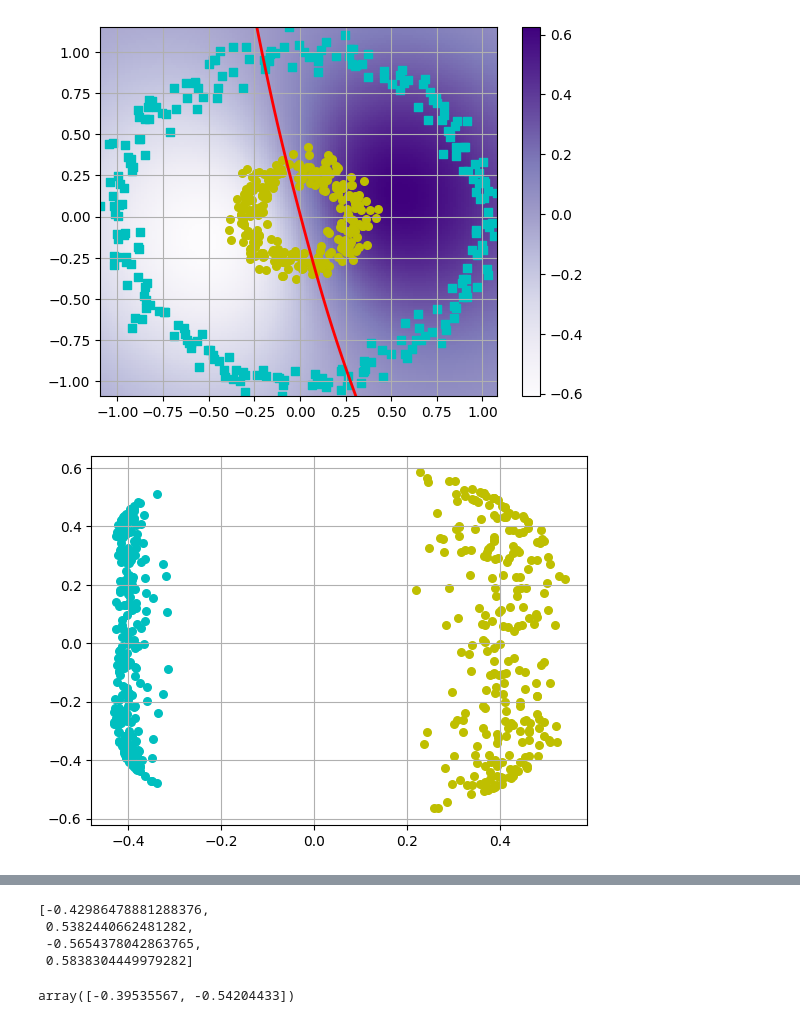
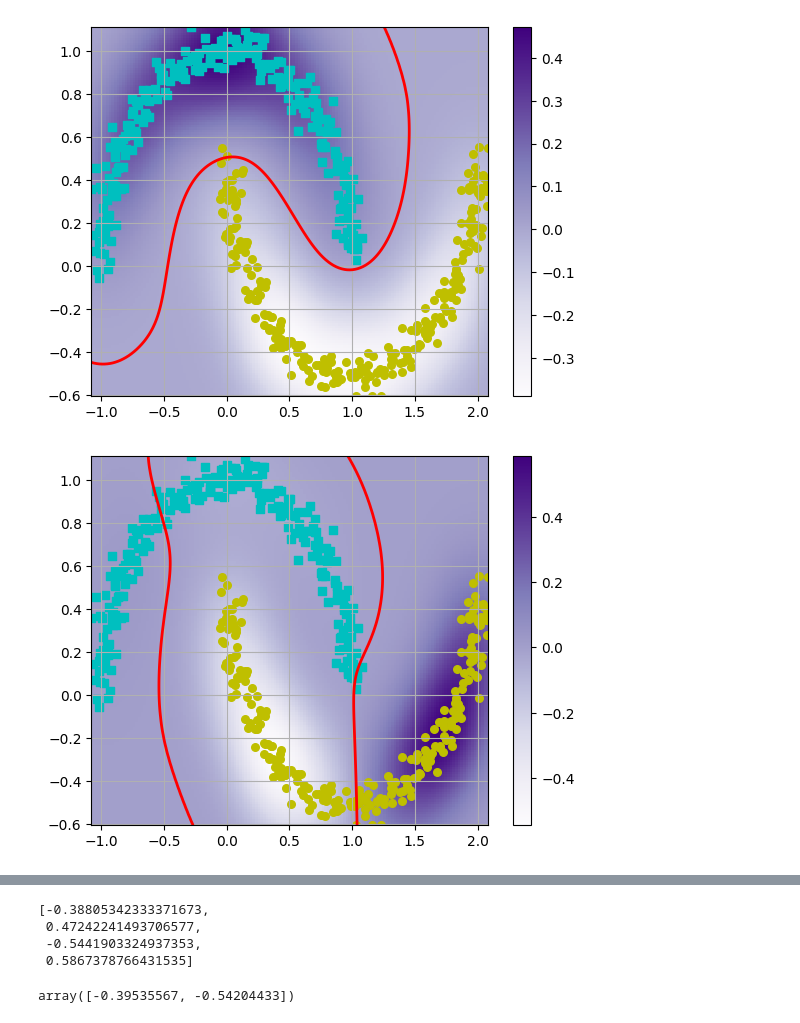
Before and after one commit to foxtrotmike/CS909, a Jupyter notebook: kernelized_pca_visualization.ipynb, the cells around one changed output, grey strips where cells are left out. Drawn from its saved outputs; the diff is of its cells as text; code cells hidden in the pictures.

```diff
--- a/kernelized_pca_visualization.ipynb
+++ b/kernelized_pca_visualization.ipynb
@@ -93,14 +167,14 @@ from sklearn.datasets import make_circles, make_moons
 from sklearn.decomposition import KernelPCA
 
 X, y = make_circles(n_samples=500, factor=0.3, noise=0.05, random_state=42)
-#X, y =  make_moons(n_samples=500, noise=0.05, random_state=42)
+X, y =  make_moons(n_samples=500, noise=0.05, random_state=42)
 
 # Step 2: Apply Kernel PCA with RBF kernel
-kpca = KernelPCA(n_components=2, kernel='rbf', gamma=3).fit(X)
+kpca = KernelPCA(n_components=2, kernel='rbf', gamma=12).fit(X)
 X_kpca = kpca.transform(X)
 
 # Step 3: Define the inverse transform decision function correctly
-def inverse_transform_decision_function_1(t):
+def projection_function_1(t):
     """
     This function calculates the projection of points along the second component of
     the kernel PCA-transformed space and returns the second dimension values.
@@ -108,7 +182,7 @@ def inverse_transform_decision_function_1(t):
     t_transformed = kpca.transform(t)  # Use the original points without fixing the first dimension
     return t_transformed[:, 1]  # Use the second dimension for contouring
 
-def inverse_transform_decision_function_0(t):
+def projection_function_0(t):
     """
     This function calculates the projection of points along the first component of
     the kernel PCA-transformed space and returns the first dimension values.
@@ -117,8 +191,9 @@ def inverse_transform_decision_function_0(t):
     return t_transformed[:, 0]  # Use the first dimension for contouring
 
 # Plot 1: Projection curve in the original feature space
+plotit(X,y,clf=None, conts=[0], ccolors=('r',), colors=('c', 'y'), markers=('s', 'o'))
 
-plotit(X,y,clf=inverse_transform_decision_function_0, conts=[0], ccolors=('r',), colors=('c', 'y'), markers=('s', 'o'))
-plotit(X,y,clf=inverse_transform_decision_function_1, conts=[0], ccolors=('r',), colors=('c', 'y'), markers=('s', 'o'))
+plotit(X,y,clf=projection_function_0, conts=[0], ccolors=('r',), colors=('c', 'y'), markers=('s', 'o'))
+plotit(X,y,clf=projection_function_1, conts=[0], ccolors=('r',), colors=('c', 'y'), markers=('s', 'o'))
 plotit(X_kpca,y, clf=None, conts=[0], ccolors=('r',), colors=('c', 'y'), markers=('o',))
 # %% [output]
@@ -126,2 +201,2 @@ plotit(X_kpca,y, clf=None, conts=[0], ccolors=('r',), colors=('c', 'y'), markers
-[figure, old version]
+[figure, new version]
-[figure, old version]
+[figure, new version]
@@ -128,7 +204,7 @@ plotit(X_kpca,y, clf=None, conts=[0], ccolors=('r',), colors=('c', 'y'), markers
-[-0.42986478881288376,
- 0.5382440662481282,
- -0.5654378042863765,
- 0.5838304449979282]
+[-0.38805342333371673,
+ 0.47242241493706577,
+ -0.5441903324937353,
+ 0.5867378766431535]
 # %%
 np.min(X_kpca,axis=0)
 # %% [output]
```
Also changed, not shown: parts of 2 cells of this notebook.
